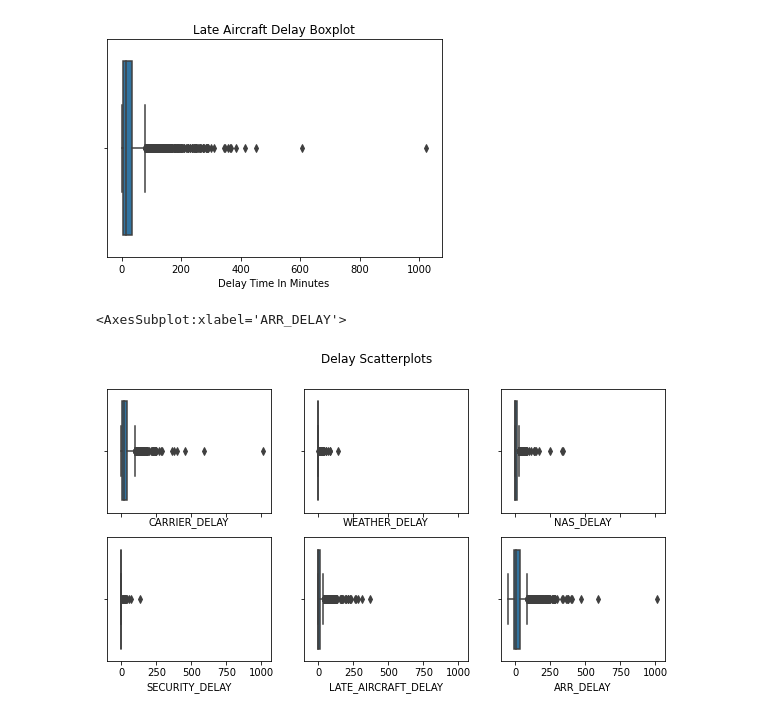
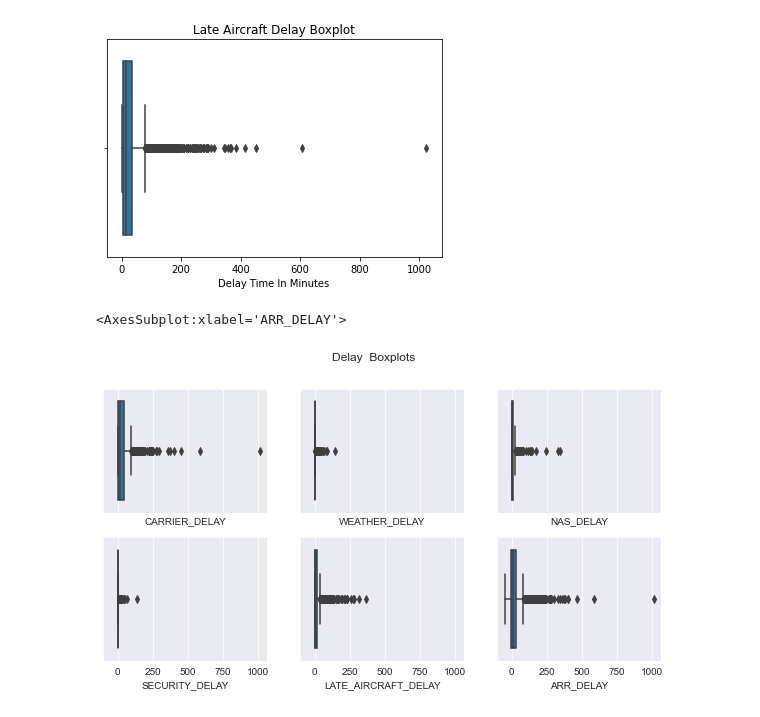
Before and after one commit to noahruiz416/Airport_On_Time_Arrivals, a Jupyter notebook: EDA_Airport_Arrivals.ipynb, the cells around one changed output. Drawn from its saved outputs; the diff is of its cells as text; code cells hidden in the pictures.

```diff
--- a/EDA_Airport_Arrivals.ipynb
+++ b/EDA_Airport_Arrivals.ipynb
@@ -199,16 +199,16 @@ la.set_xlabel('Delay Time In Minutes')
 # %% [output]
 Text(0.5, 0, 'Delay Time In Minutes')
 [figure]
-# %%
-figure, axes = plt.subplots(2, 3, sharex=True, figsize=(10,5))
-figure.suptitle('Delay Scatterplots')
-
-sns.boxplot(ax=axes[0, 0], data=df, x='CARRIER_DELAY')
-sns.boxplot(ax=axes[0, 1], data=df, x='WEATHER_DELAY')
-sns.boxplot(ax=axes[0, 2], data=df, x='NAS_DELAY')
-sns.boxplot(ax=axes[1, 0], data=df, x='SECURITY_DELAY')
-sns.boxplot(ax=axes[1, 1], data=df, x='LATE_AIRCRAFT_DELAY')
-sns.boxplot(ax=axes[1, 2], data=df, x='ARR_DELAY')
-# %% [output]
-<AxesSubplot:xlabel='ARR_DELAY'>
-[figure, removed]
+# %%
+sns.set_style("darkgrid")
+figure, axes = plt.subplots(2, 3, sharex=True, figsize=(10,5))
+figure.suptitle('Delay  Boxplots')
+sns.boxplot(ax=axes[0, 0], data=df, x='CARRIER_DELAY')
+sns.boxplot(ax=axes[0, 1], data=df, x='WEATHER_DELAY')
+sns.boxplot(ax=axes[0, 2], data=df, x='NAS_DELAY')
+sns.boxplot(ax=axes[1, 0], data=df, x='SECURITY_DELAY')
+sns.boxplot(ax=axes[1, 1], data=df, x='LATE_AIRCRAFT_DELAY')
+sns.boxplot(ax=axes[1, 2], data=df, x='ARR_DELAY')
+# %% [output]
+<AxesSubplot:xlabel='ARR_DELAY'>
+[figure, added]
```
Also changed, not shown: parts of 3 cells of this notebook.
